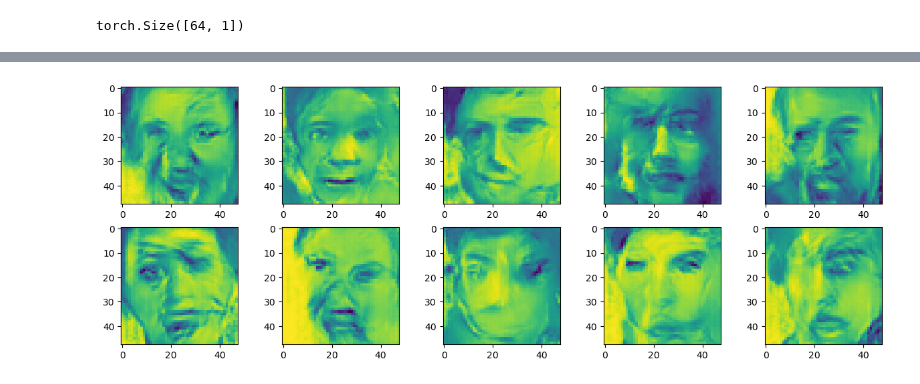
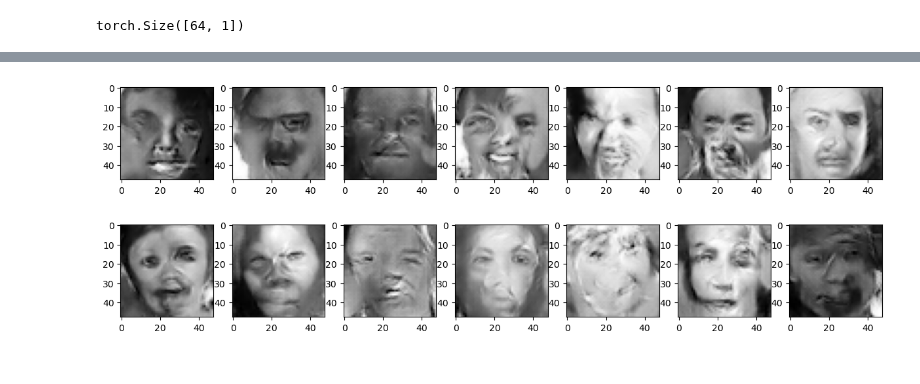
Before and after one commit to marcanii/SIS421---2-23, a Jupyter notebook: Laboratories/Lab05/01_ganns.ipynb, the cells around one changed output, grey strips where cells are left out. Cells and saved outputs as stored; diff of their text form; code cells hidden in the pictures.

```diff
--- a/Laboratories/Lab05/01_ganns.ipynb
+++ b/Laboratories/Lab05/01_ganns.ipynb
@@ -70,7 +72,7 @@ imgs.shape, labels.shape
 import random
 import matplotlib.pyplot as plt
 
-r, c = 3, 5
+r, c = 2, 7
 plt.figure(figsize=(c * 3, r * 3))
 for row in range(r):
     for col in range(c):
@@ -78,7 +80,8 @@ for row in range(r):
         plt.subplot(r, c, index + 1)
         ix = random.randint(0, len(train) - 1)
         img, label = train[ix]
-        plt.imshow(img.reshape(48, 48).cpu())
+        # Especifica cmap="gray" para mostrar la imagen en escala de grises
+        plt.imshow(img.reshape(48, 48).cpu(), cmap="gray")
         plt.axis("off")
         plt.title(classes[label.item()])
 plt.subplots_adjust(wspace=0.1, hspace=0.2)
@@ -215,15 +218,15 @@ plt.show()
 # %%
 generator.eval()
 with torch.no_grad():
-    noise = torch.randn((10, generator.input_size)).to(device)
+    noise = torch.randn((14, generator.input_size)).to(device)
     generated_images = generator(noise)
-    fig, axs = plt.subplots(2, 5, figsize=(15, 5))
+    fig, axs = plt.subplots(2, 7, figsize=(15, 5))
     i = 0
     for ax in axs:
         for _ax in ax:
             img = generated_images[i].view(48, 48).cpu()
-            _ax.imshow(img)
+            _ax.imshow(img, cmap="gray")
             i += 1
     plt.show()
 # %% [output]
-[figure, old version]
+[figure, new version]
```
Also changed, not shown: parts of 4 cells of this notebook.
